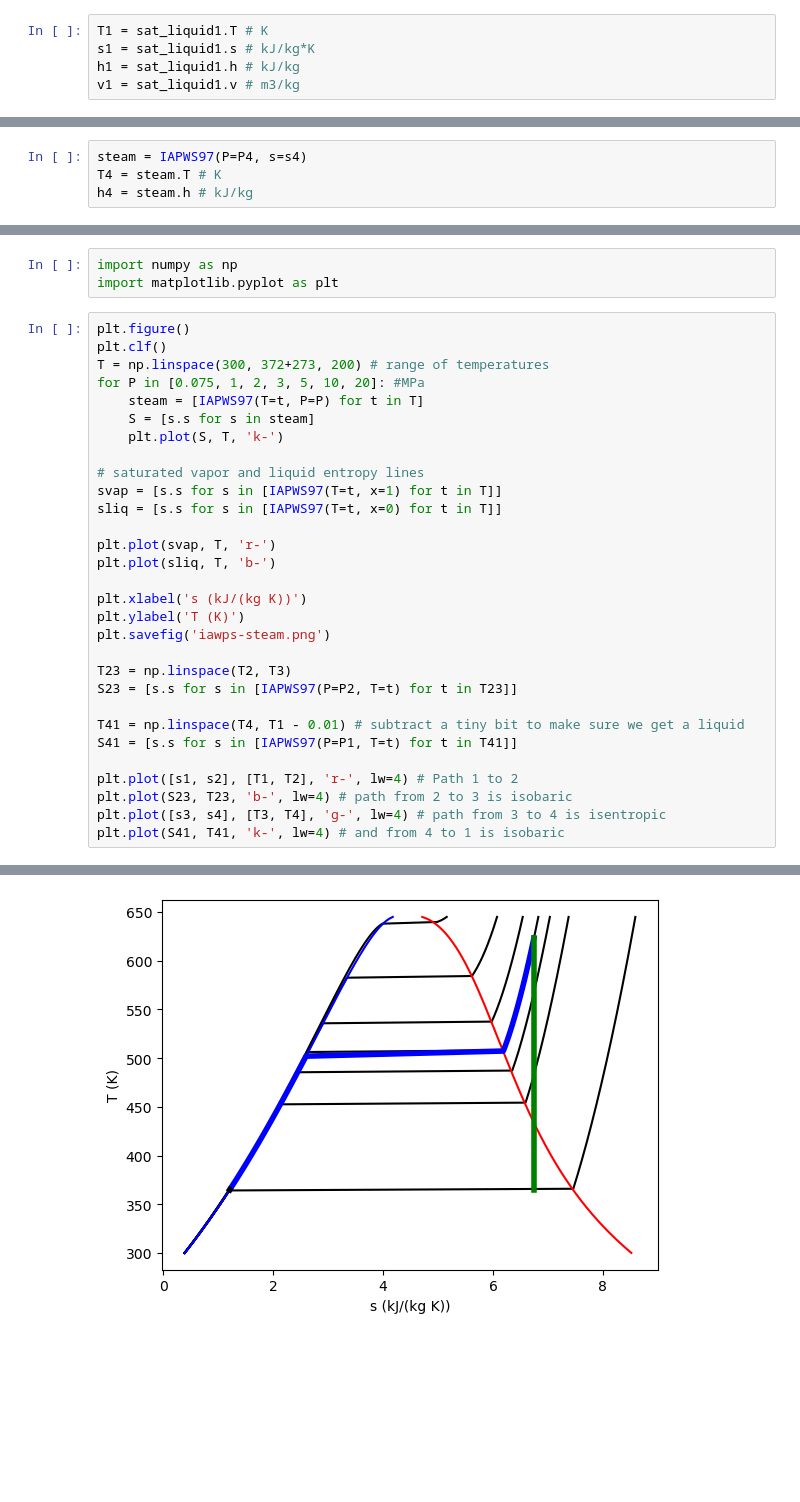
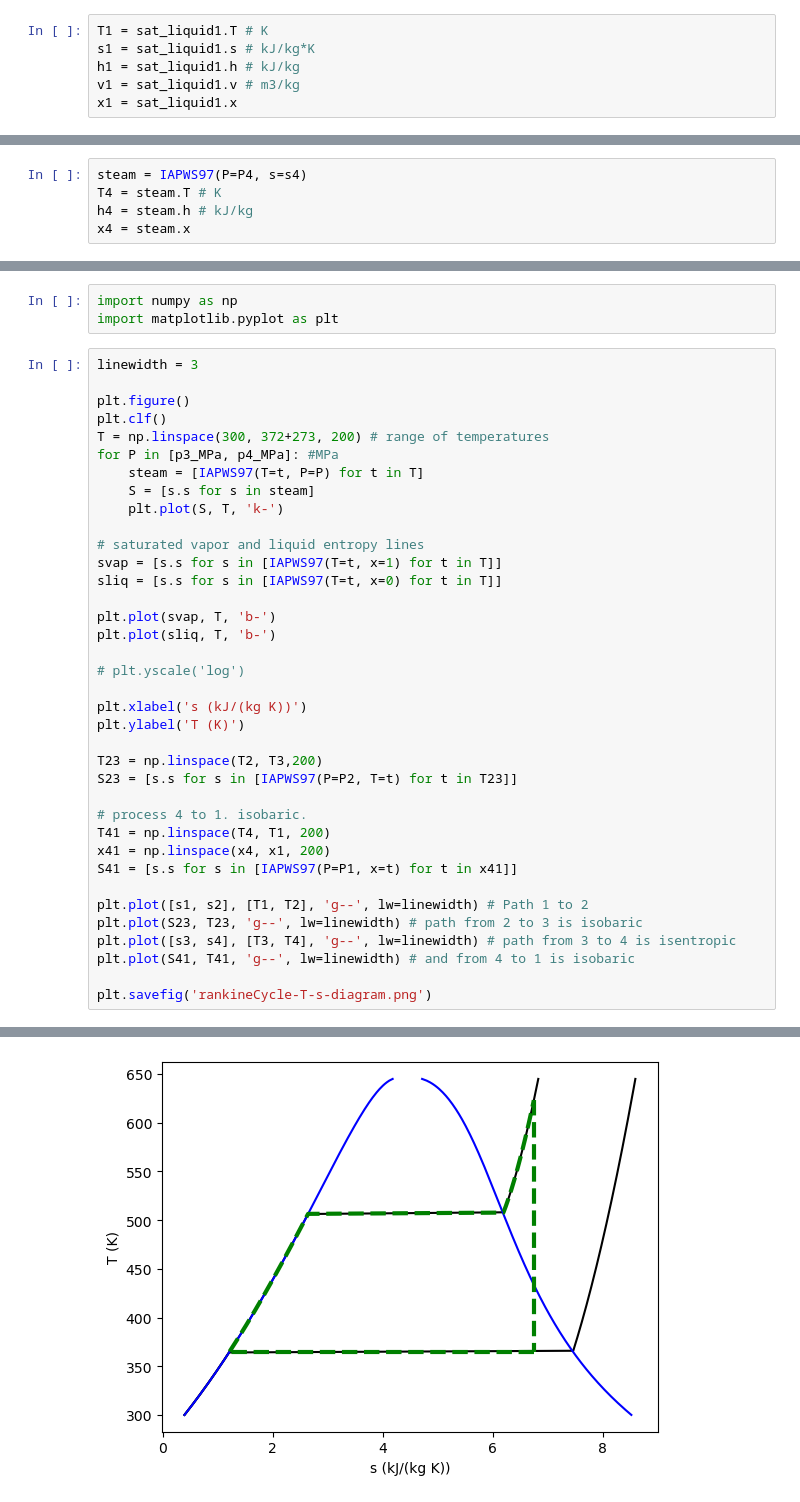
Before and after one commit to mtsn-lab/me40, a Jupyter notebook: scripts/rankineCycle.ipynb, the cells around one changed output, grey strips where cells are left out. Drawn from its saved outputs; the diff is of its cells as text; blank space fills up the shorter version.

Commit message:
rankineCycle

```diff
--- a/scripts/rankineCycle.ipynb
+++ b/scripts/rankineCycle.ipynb
@@ -64,6 +67,7 @@ T1 = sat_liquid1.T # K
 s1 = sat_liquid1.s # kJ/kg*K
 h1 = sat_liquid1.h # kJ/kg
 v1 = sat_liquid1.v # m3/kg
+x1 = sat_liquid1.x
 # %% [markdown]
 If we want to analyze a steam cycle, we can define three other states. Here we will look at a Rankine cycle, an idealized cycle for a thermoelectric powerplant. So we can say that state 2 is after the compressor, so the pressure is higher ($P_2 = 3$ MPa), and we will assume that the compressor is isentropic ($s_1 = s_2$):
 # %%
@@ -123,6 +127,7 @@ P4 = P1 # MPa
 steam = IAPWS97(P=P4, s=s4)
 T4 = steam.T # K
 h4 = steam.h # kJ/kg
+x4 = steam.x
 # %% [markdown]
 We can then calculate the specific work generated by the turbine, $w_{34}$:
 # %%
@@ -153,10 +158,12 @@ We can now show this Rankine cycle on the T-s diagram, as is customary. We can a
 import numpy as np
 import matplotlib.pyplot as plt
 # %%
+linewidth = 3
+
 plt.figure()
 plt.clf()
 T = np.linspace(300, 372+273, 200) # range of temperatures
-for P in [0.075, 1, 2, 3, 5, 10, 20]: #MPa
+for P in [p3_MPa, p4_MPa]: #MPa
     steam = [IAPWS97(T=t, P=P) for t in T]
     S = [s.s for s in steam]
     plt.plot(S, T, 'k-')
@@ -165,21 +172,26 @@ for P in [0.075, 1, 2, 3, 5, 10, 20]: #MPa
 svap = [s.s for s in [IAPWS97(T=t, x=1) for t in T]]
 sliq = [s.s for s in [IAPWS97(T=t, x=0) for t in T]]
 
-plt.plot(svap, T, 'r-')
+plt.plot(svap, T, 'b-')
 plt.plot(sliq, T, 'b-')
+
+# plt.yscale('log')
 
 plt.xlabel('s (kJ/(kg K))')
 plt.ylabel('T (K)')
-plt.savefig('iawps-steam.png')
 
-T23 = np.linspace(T2, T3)
+T23 = np.linspace(T2, T3,200)
 S23 = [s.s for s in [IAPWS97(P=P2, T=t) for t in T23]]
 
-T41 = np.linspace(T4, T1 - 0.01) # subtract a tiny bit to make sure we get a liquid
-S41 = [s.s for s in [IAPWS97(P=P1, T=t) for t in T41]]
+# process 4 to 1. isobaric.
+T41 = np.linspace(T4, T1, 200)
+x41 = np.linspace(x4, x1, 200)
+S41 = [s.s for s in [IAPWS97(P=P1, x=t) for t in x41]]
 
-plt.plot([s1, s2], [T1, T2], 'r-', lw=4) # Path 1 to 2
-plt.plot(S23, T23, 'b-', lw=4) # path from 2 to 3 is isobaric
-plt.plot([s3, s4], [T3, T4], 'g-', lw=4) # path from 3 to 4 is isentropic
-plt.plot(S41, T41, 'k-', lw=4) # and from 4 to 1 is isobaric
+plt.plot([s1, s2], [T1, T2], 'g--', lw=linewidth) # Path 1 to 2
+plt.plot(S23, T23, 'g--', lw=linewidth) # path from 2 to 3 is isobaric
+plt.plot([s3, s4], [T3, T4], 'g--', lw=linewidth) # path from 3 to 4 is isentropic
+plt.plot(S41, T41, 'g--', lw=linewidth) # and from 4 to 1 is isobaric
+
+plt.savefig('rankineCycle-T-s-diagram.png')
 # %% [output]
@@ -187 +198 @@ plt.plot(S41, T41, 'k-', lw=4) # and from 4 to 1 is isobaric
-[figure, old version]
+[figure, new version]
```
Also changed, not shown: parts of 16 cells of this notebook.
